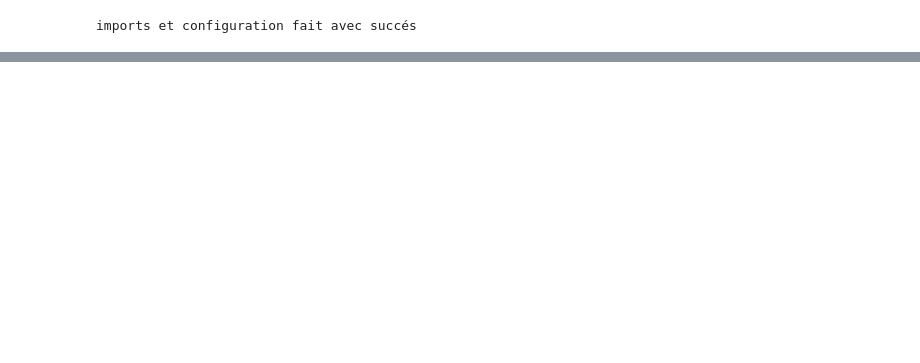
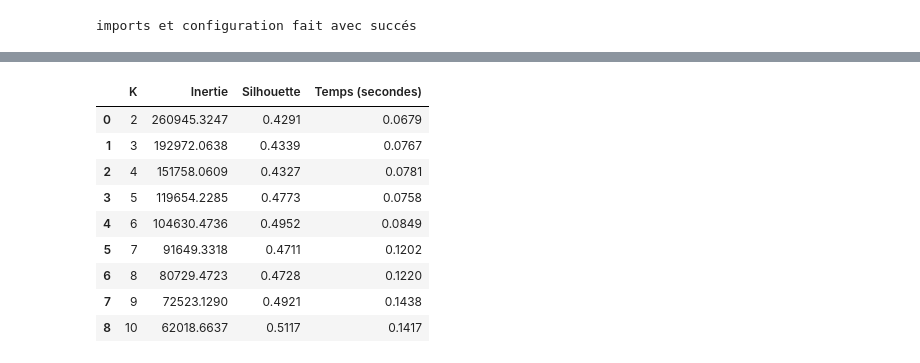
Before and after one commit to wissal231/chronoBank, a Jupyter notebook: notebooks/B_clustering.ipynb, the cells around one changed output, grey strips where cells are left out. Drawn from its saved outputs; the diff is of its cells as text; code cells hidden in the pictures; blank space fills up the shorter version.

```diff
--- a/notebooks/B_clustering.ipynb
+++ b/notebooks/B_clustering.ipynb
@@ -66,0 +279,63 @@ def validate_input_data(df: pd.DataFrame) -> bool:
+# %%
+#Détermination du meilleur K en combinant les deux méthodes
+import pandas as pd
+import time
+
+from sklearn.cluster import KMeans
+from sklearn.metrics import silhouette_score
+
+# Valeurs de K à tester
+k_values = range(2, 11)
+
+results = []
+
+for k in k_values:
+
+    # Création du modèle K-Means
+    model = KMeans(
+        n_clusters=k,
+        init="k-means++",
+        n_init=10,
+        random_state=42
+    )
+
+    # Mesurer le temps d'exécution
+    start = time.time()
+
+    # Entraîner le modèle
+    labels = model.fit_predict(X)
+
+    end = time.time()
+    execution_time = end - start
+
+    # Calculer la silhouette
+    silhouette = silhouette_score(
+        X,
+        labels,
+        sample_size=min(5000, len(X)),
+        random_state=42
+    )
+
+    # Enregistrer les résultats
+    results.append({
+        "K": k,
+        "Inertie": model.inertia_,
+        "Silhouette": silhouette,
+        "Temps (secondes)": execution_time
+    })
+
+# Afficher le tableau final
+resultats_k = pd.DataFrame(results)
+
+display(resultats_k.round(4))
+# %% [output]
+|  | K | Inertie | Silhouette | Temps (secondes) |
+| 0 | 2 | 260945.3247 | 0.4291 | 0.0679 |
+| 1 | 3 | 192972.0638 | 0.4339 | 0.0767 |
+| 2 | 4 | 151758.0609 | 0.4327 | 0.0781 |
+| 3 | 5 | 119654.2285 | 0.4773 | 0.0758 |
+| 4 | 6 | 104630.4736 | 0.4952 | 0.0849 |
+| 5 | 7 | 91649.3318 | 0.4711 | 0.1202 |
+| 6 | 8 | 80729.4723 | 0.4728 | 0.1220 |
+| 7 | 9 | 72523.1290 | 0.4921 | 0.1438 |
+| 8 | 10 | 62018.6637 | 0.5117 | 0.1417 |
```
Also changed, not shown: parts of 24 cells of this notebook, 3 other files.
